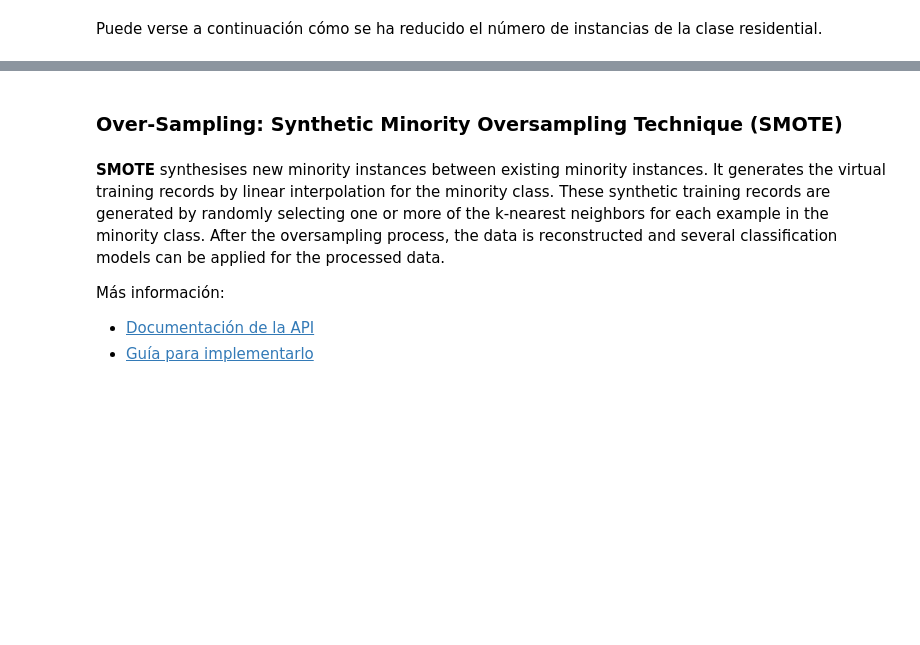
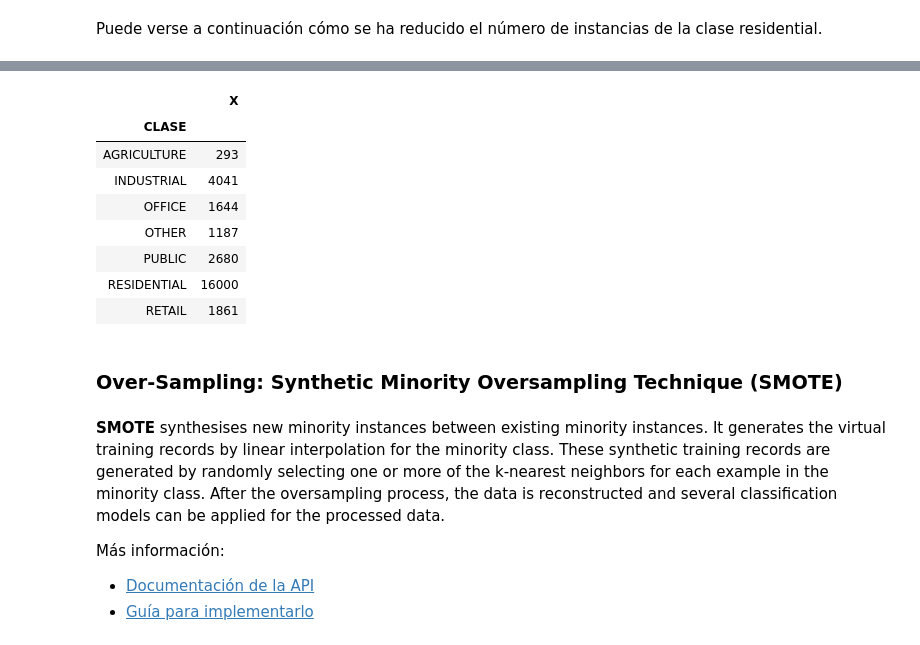
Before and after one commit to jomartla/UniversityHack-Datathon, a Jupyter notebook: MINSAIT_bester_manns.ipynb, the cells around one changed output, grey strips where cells are left out. Saved outputs shown, nothing was run; the diff lists cells and outputs as text; code cells hidden in the pictures; blank space fills up the shorter version.

```diff
--- a/MINSAIT_bester_manns.ipynb
+++ b/MINSAIT_bester_manns.ipynb
@@ -153,3 +155,15 @@ plt.bar(d.index, d.X)
+# %%
+d
+# %% [output]
+|  | X |
+| CLASE |  |
+| AGRICULTURE | 293 |
+| INDUSTRIAL | 4041 |
+| OFFICE | 1644 |
+| OTHER | 1187 |
+| PUBLIC | 2680 |
+| RESIDENTIAL | 16000 |
+| RETAIL | 1861 |
 # %% [markdown]
 ### Over-Sampling: Synthetic Minority Oversampling Technique (SMOTE)
 # %% [markdown]
```
Also changed, not shown: parts of 17 cells of this notebook, 1 other file.
